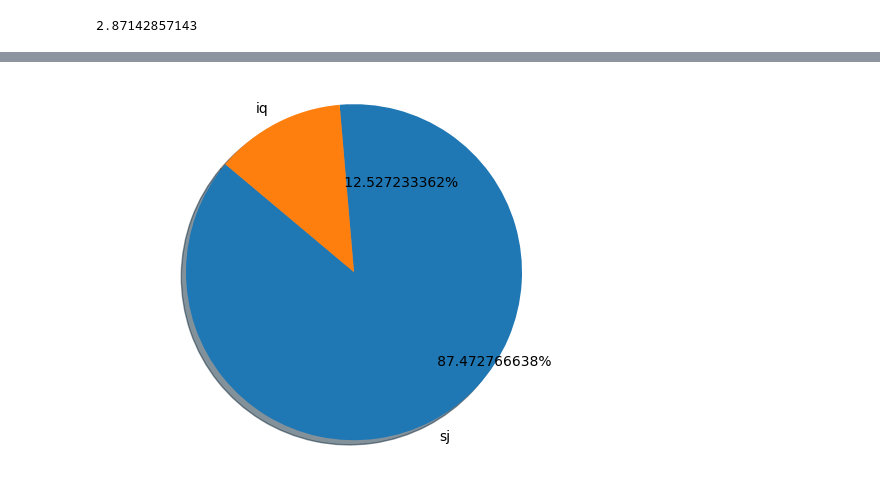
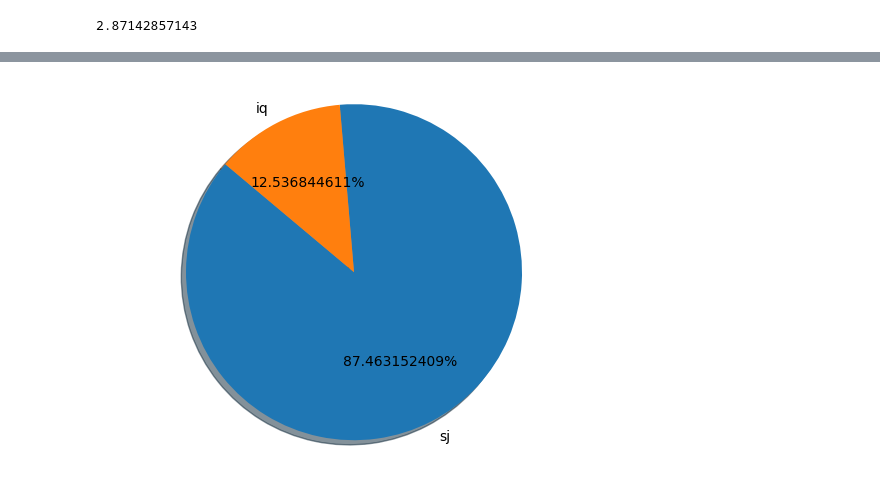
Before and after one commit to Sumitmeharwade/dengAI, a Jupyter notebook: DengAI.ipynb, the cells around one changed output, grey strips where cells are left out. Saved outputs shown, nothing was run; the diff lists cells and outputs as text; code cells hidden in the pictures.

```diff
--- a/DengAI.ipynb
+++ b/DengAI.ipynb
@@ -117,3 +128,6 @@ dtype: int64
 df.duplicated().sum()
 # %% [output]
 0
+# %%
+dfsj=df[df['city']=='sj']
+dfiq=df[df['city']=='iq']
@@ -148,0 +220,5 @@ dengAIinfo()
+# %%
+dfsj=dfsj[dfsj['ndvi_se'].notna()]
+dfiq=dfiq[dfiq['ndvi_se'].notna()]
+#removing the rows which have null values of the coloumn 'ndvi_se' , it is observed that null values in many columns have been significantly reduced.
+#22 rows have been removed.
@@ -548,3 +408,0 @@ https://gist.github.com/mwaskom/de44147ed2974457ad6372750bbe5751
-# %%
-dfsj = df.iloc[ :936]
-dfiq = df.iloc[936: ]
@@ -560,14 +446,10 @@ fig.show()
 # %%
-
-#labels = ['Python', 'C++', 'Ruby', 'Java']
-#sizes = [215, 130, 245, 210]
-# Plot
 plt.pie([dfsj['total_cases'].sum(),dfiq['total_cases'].sum()], labels=['sj','iq'],
-        autopct='%55.9f%%', shadow=True, startangle=140)
+        autopct='%0.9f%%', shadow=True, startangle=140)
 plt.axis('equal')
 plt.show()
 # %% [output]
-[figure, old version]
+[figure, new version]
 # %%
 #number of cases per year
 sns.set(style="darkgrid", palette="bright")
```
Also changed, not shown: parts of 147 cells of this notebook.
